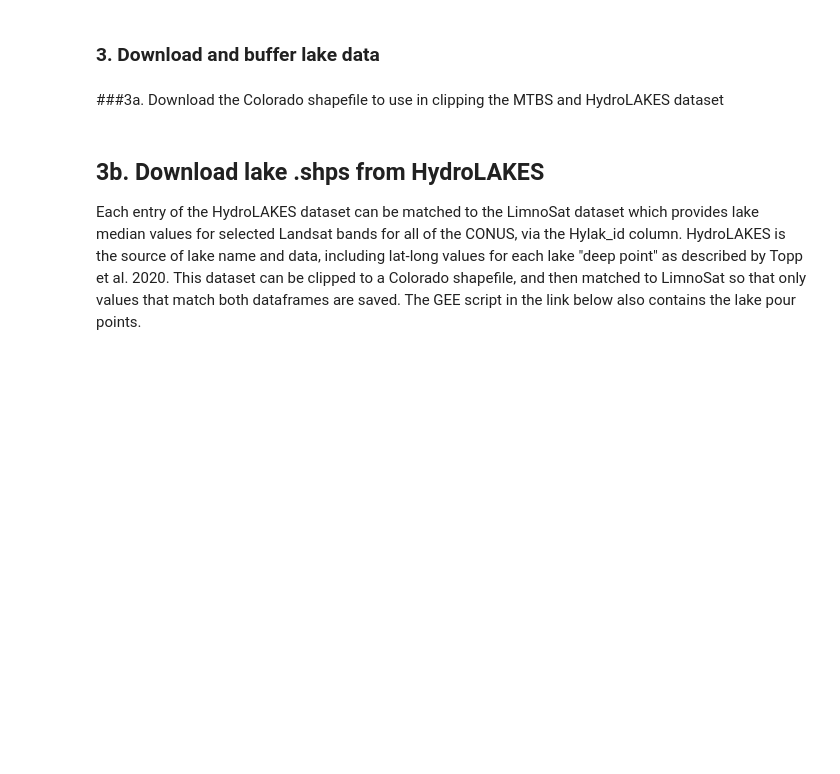
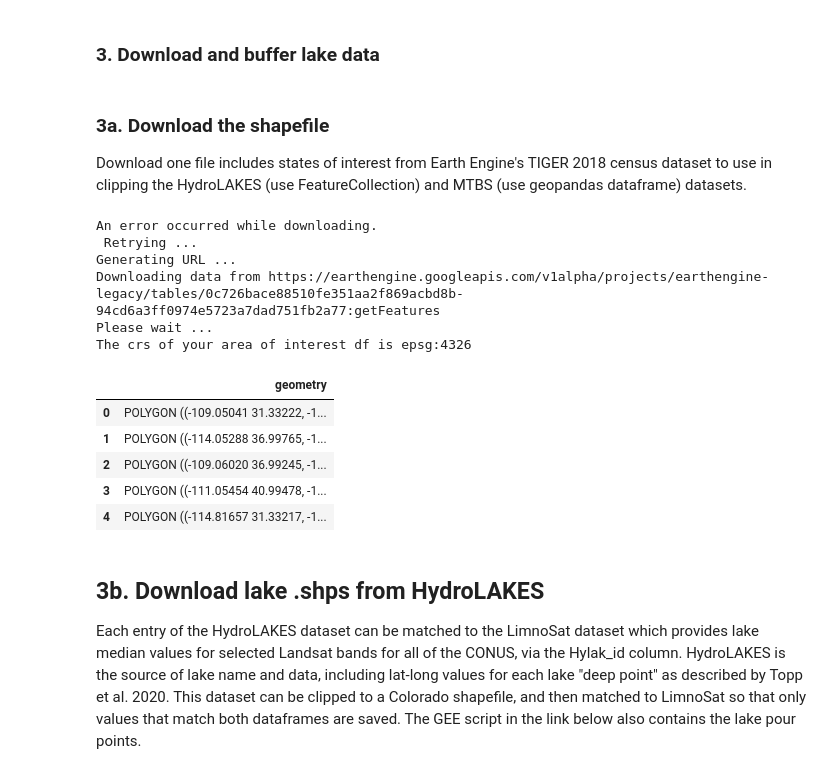
Before and after one commit to earthlab-education/ea-2021-final-project-wildfire_lake_productivity, a Jupyter notebook: data_collection_and_analysis_notebooks/01_download_clip_merge.ipynb, the cells around one changed output. Drawn from its saved outputs; the diff is of its cells as text; code cells hidden in the pictures; blank space fills up the shorter version.

```diff
--- a/data_collection_and_analysis_notebooks/01_download_clip_merge.ipynb
+++ b/data_collection_and_analysis_notebooks/01_download_clip_merge.ipynb
@@ -71,6 +71,3 @@ else:
 path exists
 # %% [markdown]
 ### 3. Download and buffer lake data
-# %% [markdown]
-###3a. Download the Colorado shapefile
-to use in clipping the MTBS and HydroLAKES dataset
@@ -83,3 +74,30 @@ colo_shp = colo_shp.set_crs(epsg=4326)
+# %% [markdown]
+### 3a. Download the shapefile
+Download one file includes states of interest from Earth Engine's TIGER 2018 census dataset to use in clipping the HydroLAKES (use FeatureCollection) and MTBS (use geopandas dataframe) datasets.
+# %%
+lis = ['Colorado','Utah', 'Wyoming', 'New Mexico', 'Arizona']
+states = ee.FeatureCollection("TIGER/2018/States").filter(ee.Filter.inList('NAME', lis))
+
+states_gdf = geemap.ee_to_geopandas(states, selectors = ['NAME'])
+print("The crs of your area of interest df is", states_gdf.crs)
+states_gdf.head()
+
+bounding_box = states_gdf.envelope
+states_bb = gpd.GeoDataFrame(gpd.GeoSeries(bounding_box), columns=['geometry'])
+states_bb
+# %% [output]
+An error occurred while downloading.
+ Retrying ...
+Generating URL ...
+Downloading data from https://earthengine.googleapis.com/v1alpha/projects/earthengine-legacy/tables/0c726bace88510fe351aa2f869acbd8b-94cd6a3ff0974e5723a7dad751fb2a77:getFeatures
+Please wait ...
+The crs of your area of interest df is epsg:4326
+|  | geometry |
+| 0 | POLYGON ((-109.05041 31.33222, -1... |
+| 1 | POLYGON ((-114.05288 36.99765, -1... |
+| 2 | POLYGON ((-109.06020 36.99245, -1... |
+| 3 | POLYGON ((-111.05454 40.99478, -1... |
+| 4 | POLYGON ((-114.81657 31.33217, -1... |
 # %% [markdown]
 ## 3b. Download lake .shps from HydroLAKES
 Each entry of the HydroLAKES dataset can be matched to the LimnoSat dataset which provides lake median values for selected Landsat bands for all of the CONUS, via the Hylak_id column. HydroLAKES is the source of lake name and data, including lat-long values for each lake "deep point" as described by Topp et al. 2020. This dataset can be clipped to a Colorado shapefile, and then matched to LimnoSat so that only values that match both dataframes are saved. The GEE script in the link below also contains the lake pour points.
```
Also changed, not shown: parts of 22 cells of this notebook, 4 other files.
